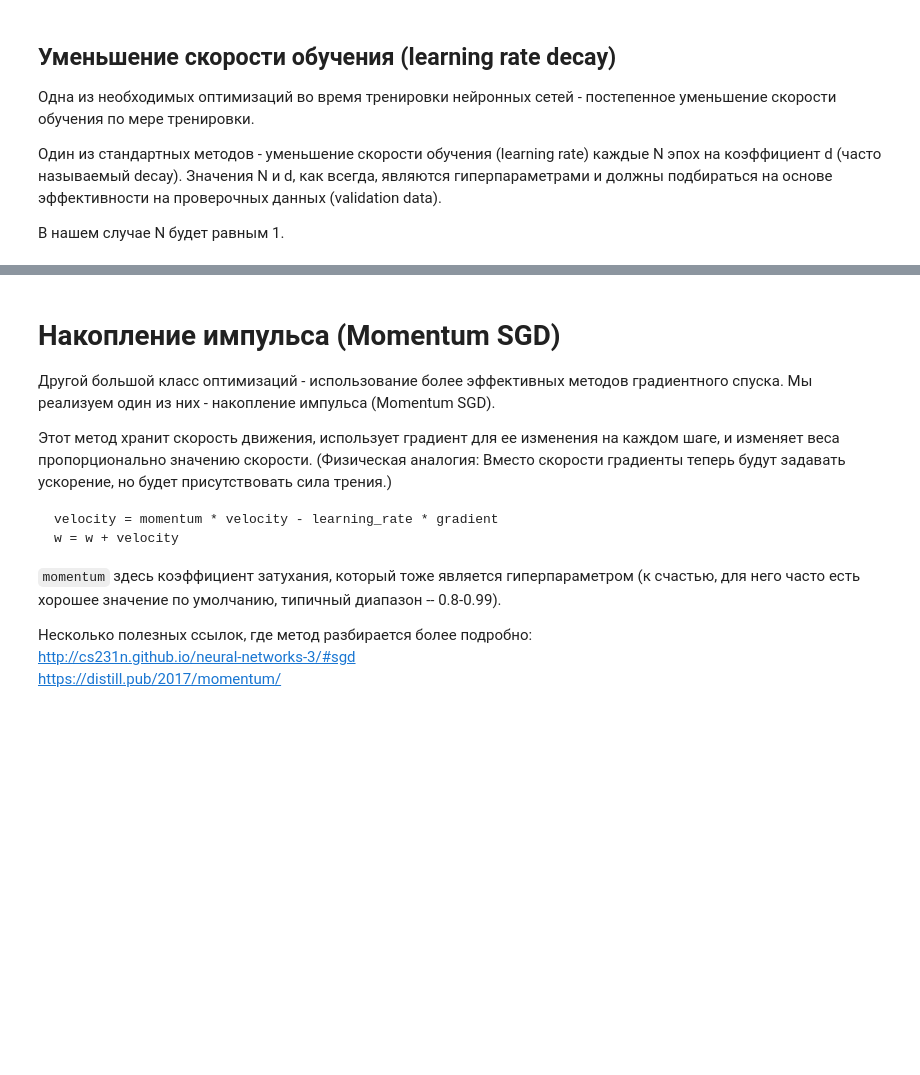
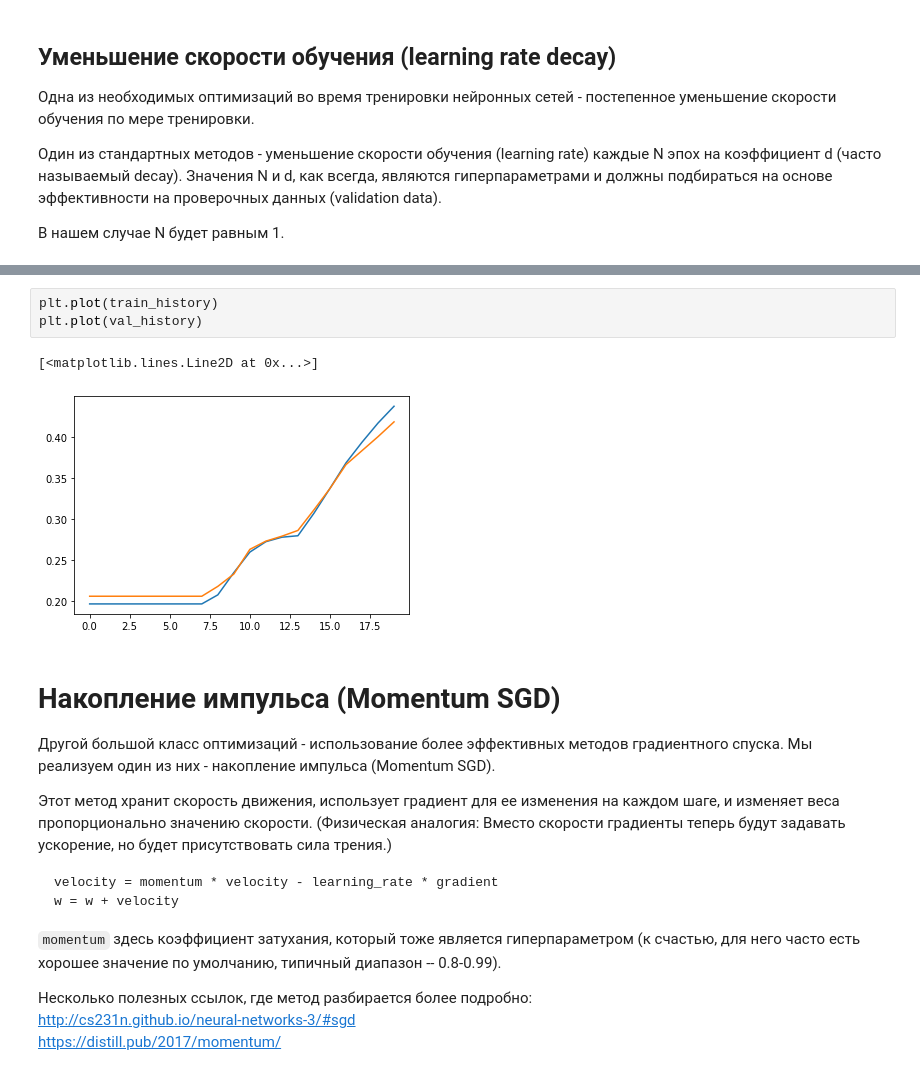
Before and after one commit to Seraphirn/dlcourse_ai, a Jupyter notebook: assignments/assignment2/Neural Network.ipynb, the cells around one changed output, grey strips where cells are left out. Saved outputs shown, nothing was run; the diff lists cells and outputs as text; blank space fills up the shorter version.

```diff
--- a/assignments/assignment2/Neural Network.ipynb
+++ b/assignments/assignment2/Neural Network.ipynb
@@ -196,3 +220,9 @@ assert trainer.learning_rate > 0.5*initial_learning_rate, "Learning rate shouldn
+# %%
+plt.plot(train_history)
+plt.plot(val_history)
+# %% [output]
+[<matplotlib.lines.Line2D at 0x...>]
+[figure, added]
 # %% [markdown]
 # Накопление импульса (Momentum SGD)
 
```
Also changed, not shown: parts of 8 cells of this notebook, 8 other files.
